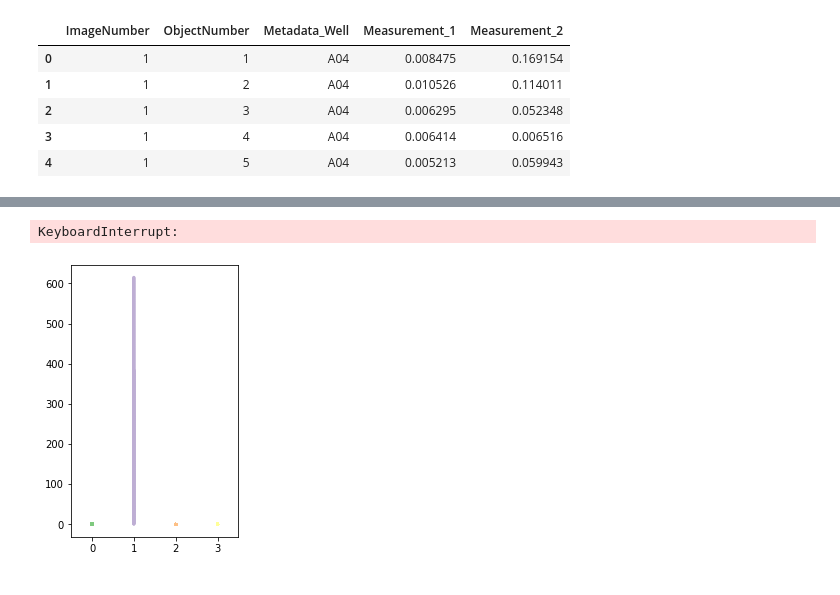
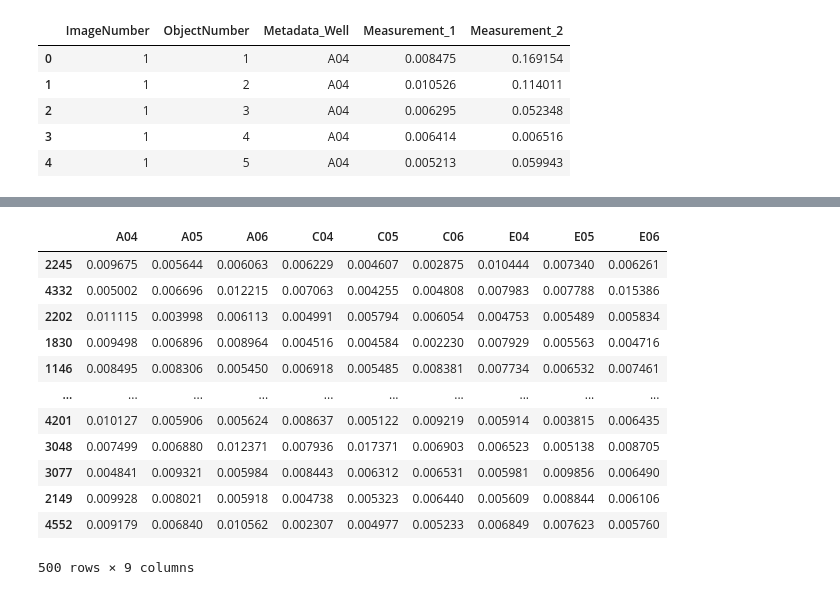
Before and after one commit to charliebidgood/CytView, a Jupyter notebook: example.ipynb, the cells around one changed output, grey strips where cells are left out. Cells and saved outputs as stored; diff of their text form; code cells hidden in the pictures.

```diff
--- a/example.ipynb
+++ b/example.ipynb
@@ -46,7 +45,16 @@ Sample 2 vs Sample 3 : p value:  0.014596  ( * )
-# %%
-plt.figure(figsize=[3,5])
-
-cv.cell_plot(df, "Metadata_Well", "Measurement_1")
-# %% [output]
-KeyboardInterrupt:
-[figure, removed]
+# %%
+plot["dataframe"]
+# %% [output]
+|  | A04 | A05 | A06 | C04 | C05 | C06 | E04 | E05 | E06 |
+| 2245 | 0.009675 | 0.005644 | 0.006063 | 0.006229 | 0.004607 | 0.002875 | 0.010444 | 0.007340 | 0.006261 |
+| 4332 | 0.005002 | 0.006696 | 0.012215 | 0.007063 | 0.004255 | 0.004808 | 0.007983 | 0.007788 | 0.015386 |
+| 2202 | 0.011115 | 0.003998 | 0.006113 | 0.004991 | 0.005794 | 0.006054 | 0.004753 | 0.005489 | 0.005834 |
+| 1830 | 0.009498 | 0.006896 | 0.008964 | 0.004516 | 0.004584 | 0.002230 | 0.007929 | 0.005563 | 0.004716 |
+| 1146 | 0.008495 | 0.008306 | 0.005450 | 0.006918 | 0.005485 | 0.008381 | 0.007734 | 0.006532 | 0.007461 |
+| ... | ... | ... | ... | ... | ... | ... | ... | ... | ... |
+| 4201 | 0.010127 | 0.005906 | 0.005624 | 0.008637 | 0.005122 | 0.009219 | 0.005914 | 0.003815 | 0.006435 |
+| 3048 | 0.007499 | 0.006880 | 0.012371 | 0.007936 | 0.017371 | 0.006903 | 0.006523 | 0.005138 | 0.008705 |
+| 3077 | 0.004841 | 0.009321 | 0.005984 | 0.008443 | 0.006312 | 0.006531 | 0.005981 | 0.009856 | 0.006490 |
+| 2149 | 0.009928 | 0.008021 | 0.005918 | 0.004738 | 0.005323 | 0.006440 | 0.005609 | 0.008844 | 0.006106 |
+| 4552 | 0.009179 | 0.006840 | 0.010562 | 0.002307 | 0.004977 | 0.005233 | 0.006849 | 0.007623 | 0.005760 |
+500 rows × 9 columns
```
Also changed, not shown: parts of 3 cells of this notebook, 2 other files.
